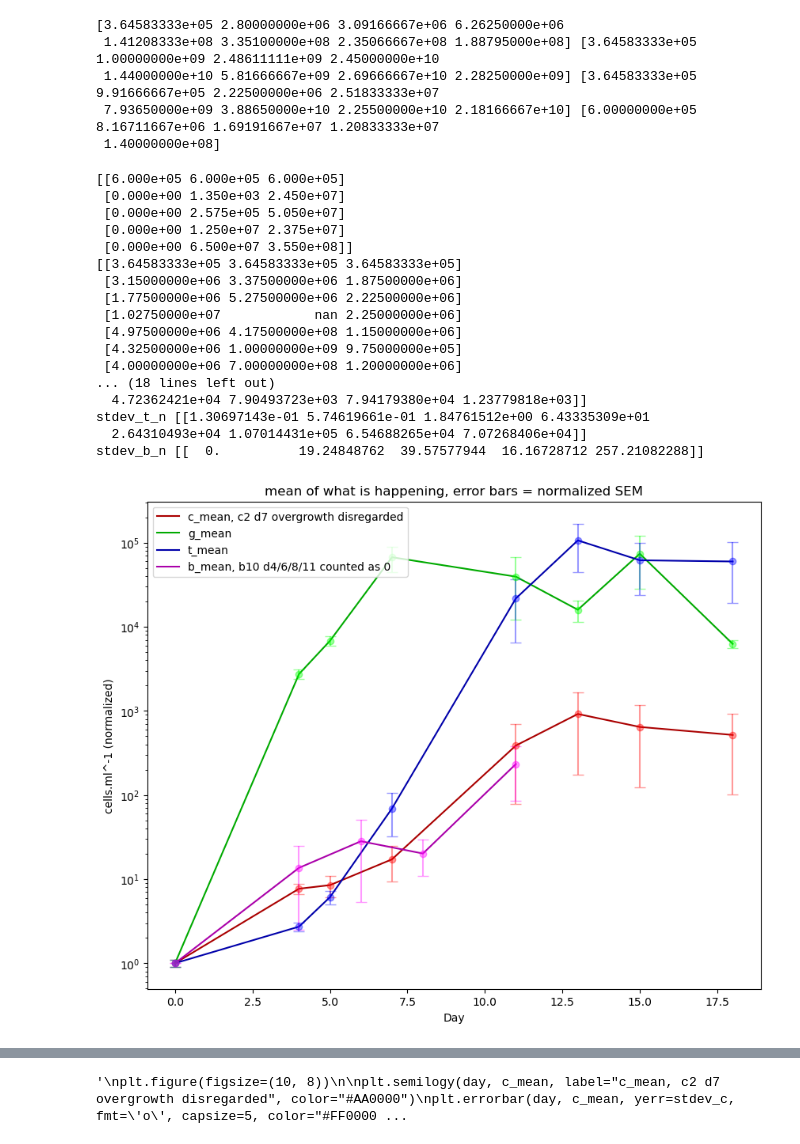
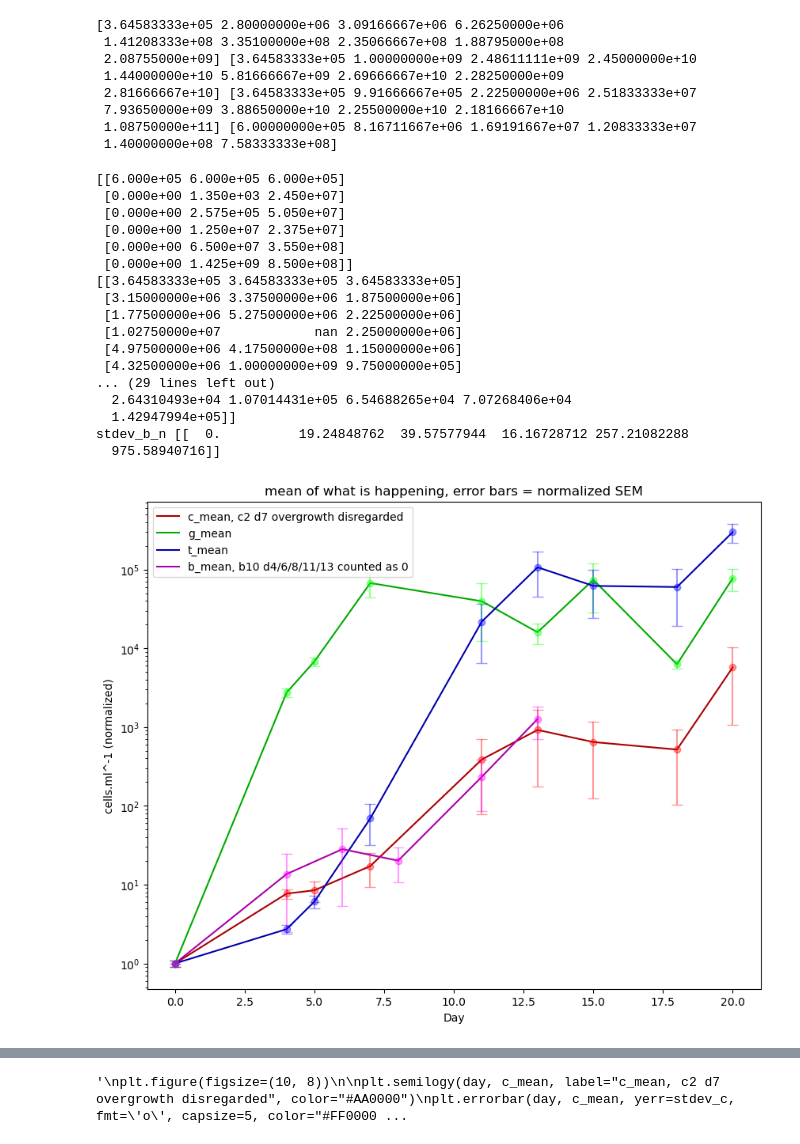
Before and after one commit to lucca-cas/tholinlab, a Jupyter notebook: tholins_2.ipynb, the cells around one changed output, grey strips where cells are left out. Cells and saved outputs as stored; diff of their text form; code cells hidden in the pictures.

```diff
--- a/tholins_2.ipynb
+++ b/tholins_2.ipynb
@@ -36,7 +36,7 @@ b12 = np.array([6.0E5, 2.45E7, 5.05E7, 2.375E7, 3.55E8]) #mod
 b12n = b12/6.0E5
 # %%
-day = np.array([0, 4, 5, 7, 11, 13, 15, 18]) #mod
-day_b = np.array([0, 4, 6, 8, 11]) #mod
+day = np.array([0, 4, 5, 7, 11, 13, 15, 18, 20]) #mod
+day_b = np.array([0, 4, 6, 8, 11, 13]) #mod
 
 plt.figure(figsize=(10, 8))
 plt.semilogy(day, c1n, label="c1", color="#FF0000")
@@ -48,7 +48,7 @@ plt.semilogy(day, g6n, label="g6", color="#006600")
 plt.semilogy(day, t7n, label="t7", color="#0000FF")
 plt.semilogy(day, t8n, label="t8", color="#0000AA")
 plt.semilogy(day, t9n, label="t9", color="#000066")
-plt.semilogy(day_b, b10n, label="b10, d4/6/8/11 = 0", color="#FF00FF") #mod (label)
+plt.semilogy(day_b, b10n, label="b10, d4/6/8/11/13 = 0", color="#FF00FF") #mod (label)
 plt.semilogy(0, b10n[0], 'o', color="#FF00FF")
 plt.semilogy(day_b, b11n, label="b11", color="#AA00AA")
 plt.semilogy(day_b, b12n, label="b12", color="#660066")
@@ -112,6 +112,7 @@ b_mean[1] = (0+b11[1]+b12[1])/3
 b_mean[2] = (0+b11[2]+b12[2])/3
 b_mean[3] = (0+b11[3]+b12[3])/3
 b_mean[4] = (0+b11[4]+b12[4])/3
+b_mean[5] = (0+b11[5]+b12[5])/3
 #mod (if new b10 is still 0)
 b_mean_n = b_mean/6.0E5
 b_mean_adj = mean_of_arrays_adj(b11,b12)
@@ -120,10 +121,13 @@ b_mean_n_adj = b_mean_adj/6.0E5
 print(c_mean, g_mean, t_mean, b_mean)
 # %% [output]
 [3.64583333e+05 2.80000000e+06 3.09166667e+06 6.26250000e+06
- 1.41208333e+08 3.35100000e+08 2.35066667e+08 1.88795000e+08] [3.64583333e+05 1.00000000e+09 2.48611111e+09 2.45000000e+10
- 1.44000000e+10 5.81666667e+09 2.69666667e+10 2.28250000e+09] [3.64583333e+05 9.91666667e+05 2.22500000e+06 2.51833333e+07
- 7.93650000e+09 3.88650000e+10 2.25500000e+10 2.18166667e+10] [6.00000000e+05 8.16711667e+06 1.69191667e+07 1.20833333e+07
- 1.40000000e+08]
+ 1.41208333e+08 3.35100000e+08 2.35066667e+08 1.88795000e+08
+ 2.08755000e+09] [3.64583333e+05 1.00000000e+09 2.48611111e+09 2.45000000e+10
+ 1.44000000e+10 5.81666667e+09 2.69666667e+10 2.28250000e+09
+ 2.81666667e+10] [3.64583333e+05 9.91666667e+05 2.22500000e+06 2.51833333e+07
+ 7.93650000e+09 3.88650000e+10 2.25500000e+10 2.18166667e+10
+ 1.08750000e+11] [6.00000000e+05 8.16711667e+06 1.69191667e+07 1.20833333e+07
+ 1.40000000e+08 7.58333333e+08]
 # %%
 import statistics
 
@@ -137,6 +141,7 @@ b_matrix[1][0] = 0
 b_matrix[2][0] = 0
 b_matrix[3][0] = 0
 b_matrix[4][0] = 0
+b_matrix[5][0] = 0
 #mod (if new b10=0)
 b_matrix_adj = np.column_stack((b11,b12))
 print(b_matrix)
@@ -156,7 +161,7 @@ print(day0_b_stdev)
 
 
 #for i in len(c1):
-stdev_c = np.column_stack((np.std(c_matrix[0]), np.std(c_matrix[1]), np.std(c_matrix[2]), np.std(c_matrix[3]), np.std(c_matrix[4]), np.std(c_matrix[5]), np.std(c_matrix[6]), np.std(c_matrix[7]))) #mod
+stdev_c = np.column_stack((np.std(c_matrix[0]), np.std(c_matrix[1]), np.std(c_matrix[2]), np.std(c_matrix[3]), np.std(c_matrix[4]), np.std(c_matrix[5]), np.std(c_matrix[6]), np.std(c_matrix[7]), np.std(c_matrix[8]))) #mod
 stdev_c[0][0] = day0_stdev
 stdev_c[0][3] = np.std([c_matrix[3][0], c_matrix[3][2]])
 stdev_c_n = stdev_c/3.645833333E5
@@ -165,7 +170,7 @@ sem_c[0][0] = day_0_sem
 sem_c[0][3] = (sem_c[0][3]*(3**0.5))/(2**0.5)
 sem_c_n = sem_c/3.645833333E5
 
-stdev_c_adj = np.column_stack((np.std(c_matrix_adj[0]), np.std(c_matrix_adj[1]), np.std(c_matrix_adj[2]), np.std(c_matrix_adj[3]), np.std(c_matrix_adj[4]), np.std(c_matrix_adj[5]), np.std(c_matrix_adj[6]), np.std(c_matrix_adj[7]))) #mod
+stdev_c_adj = np.column_stack((np.std(c_matrix_adj[0]), np.std(c_matrix_adj[1]), np.std(c_matrix_adj[2]), np.std(c_matrix_adj[3]), np.std(c_matrix_adj[4]), np.std(c_matrix_adj[5]), np.std(c_matrix_adj[6]), np.std(c_matrix_adj[7]), np.std(c_matrix_adj[8]))) #mod
 stdev_c_adj[0][0] = day0_stdev
 stdev_c_n_adj = stdev_c_adj/3.645833333E5
 sem_c_adj = stdev_c_adj/(3**0.5)
@@ -177,7 +182,7 @@ print("stdev_c_n", stdev_c_n)
 print("stdev_c_n/(3**0.5)", stdev_c_n/(3**0.5))
 print("sem_c_n", sem_c_n)
 
-stdev_g = np.column_stack((np.std(g_matrix[0]), np.std(g_matrix[1]), np.std(g_matrix[2]), np.std(g_matrix[3]), np.std(g_matrix[4]), np.std(g_matrix[5]), np.std(g_matrix[6]), np.std(g_matrix[7]))) #mod
+stdev_g = np.column_stack((np.std(g_matrix[0]), np.std(g_matrix[1]), np.std(g_matrix[2]), np.std(g_matrix[3]), np.std(g_matrix[4]), np.std(g_matrix[5]), np.std(g_matrix[6]), np.std(g_matrix[7]), np.std(g_matrix[8]))) #mod
 stdev_g[0][0] = day0_stdev
 stdev_g_n = stdev_g/3.645833333E5
 sem_g = stdev_g/(3**0.5)
@@ -185,7 +190,7 @@ sem_g[0][0] = day_0_sem
 sem_g_n = sem_g/3.645833333E5
 print("stdev_g",stdev_g)
 
-stdev_t = np.column_stack((np.std(t_matrix[0]), np.std(t_matrix[1]), np.std(t_matrix[2]), np.std(t_matrix[3]), np.std(t_matrix[4]), np.std(t_matrix[5]), np.std(t_matrix[6]), np.std(t_matrix[7]))) #mod
+stdev_t = np.column_stack((np.std(t_matrix[0]), np.std(t_matrix[1]), np.std(t_matrix[2]), np.std(t_matrix[3]), np.std(t_matrix[4]), np.std(t_matrix[5]), np.std(t_matrix[6]), np.std(t_matrix[7]), np.std(t_matrix[8]))) #mod
 stdev_t[0][0] = day0_stdev
 stdev_t_n = stdev_t/3.645833333E5
 sem_t = stdev_t/(3**0.5)
@@ -193,7 +198,7 @@ sem_t[0][0] = day_0_sem
 sem_t_n = sem_t/3.645833333E5
 print("stdev_t",stdev_t)
 
-stdev_b = np.column_stack((np.std(b_matrix[0]), np.std(b_matrix[1]), np.std(b_matrix[2]), np.std(b_matrix[3]), np.std(b_matrix[4]))) #mod
+stdev_b = np.column_stack((np.std(b_matrix[0]), np.std(b_matrix[1]), np.std(b_matrix[2]), np.std(b_matrix[3]), np.std(b_matrix[4]), np.std(b_matrix[5]))) #mod
 stdev_b[0][0] = day0_b_stdev
 stdev_b_n = stdev_b/6.0E5
 sem_b = stdev_b/(3**0.5)
@@ -201,7 +206,7 @@ sem_b[0][0] = day_0_b_sem
 sem_b_n = sem_b/6.0E5
 print("stdev_b",stdev_b)
 
-stdev_b_adj = np.column_stack((np.std(b_matrix_adj[0]), np.std(b_matrix_adj[1]), np.std(b_matrix_adj[2]), np.std(b_matrix_adj[3]), np.std(b_matrix_adj[4]))) #mod
+stdev_b_adj = np.column_stack((np.std(b_matrix_adj[0]), np.std(b_matrix_adj[1]), np.std(b_matrix_adj[2]), np.std(b_matrix_adj[3]), np.std(b_matrix_adj[4]), np.std(b_matrix_adj[5]))) #mod
 stdev_b_adj[0][0] = day0_b_stdev
 stdev_b_n_adj = stdev_b_adj/6.0E5
 sem_b_adj = stdev_b_adj/(2**0.5)
@@ -217,43 +222,43 @@ print("stdev_b_n", stdev_b_n)
  [0.000e+00 1.350e+03 2.450e+07]
  [0.000e+00 2.575e+05 5.050e+07]
  [0.000e+00 1.250e+07 2.375e+07]
- [0.000e+00 6.500e+07 3.550e+08]]
+ [0.000e+00 6.500e+07 3.550e+08]
+ [0.000e+00 1.425e+09 8.500e+08]]
 [[3.64583333e+05 3.64583333e+05 3.64583333e+05]
  [3.15000000e+06 3.37500000e+06 1.87500000e+06]
  [1.77500000e+06 5.27500000e+06 2.22500000e+06]
  [1.02750000e+07            nan 2.25000000e+06]
  [4.97500000e+06 4.17500000e+08 1.15000000e+06]
  [4.32500000e+06 1.00000000e+09 9.75000000e+05]
- [4.00000000e+06 7.00000000e+08 1.20000000e+06]
-... (18 lines left out)
-  4.72362421e+04 7.90493723e+03 7.94179380e+04 1.23779818e+03]]
-stdev_t_n [[1.30697143e-01 5.74619661e-01 1.84761512e+00 6.43335309e+01
-  2.64310493e+04 1.07014431e+05 6.54688265e+04 7.07268406e+04]]
-stdev_b_n [[  0.          19.24848762  39.57577944  16.16728712 257.21082288]]
+... (29 lines left out)
+  2.64310493e+04 1.07014431e+05 6.54688265e+04 7.07268406e+04
+  1.42947994e+05]]
+stdev_b_n [[  0.          19.24848762  39.57577944  16.16728712 257.21082288
+  975.58940716]]
 # %%
 
 plt.figure(figsize=(10, 8))
 
 plt.semilogy(day, c_mean_n, label="c_mean, c2 d7 overgrowth disregarded", color="#AA0000")
 plt.errorbar(day, c_mean_n, yerr=sem_c_n, fmt='o', capsize=5, color="#FF0000", alpha=0.4)
 
 plt.semilogy(day, g_mean_n, label="g_mean", color="#00AA00")
 plt.errorbar(day, g_mean_n, yerr=sem_g_n, fmt='o', capsize=5, color="#00FF00", alpha=0.4)
 
 plt.semilogy(day, t_mean_n, label="t_mean", color="#0000AA")
 plt.errorbar(day, t_mean_n, yerr=sem_t_n, fmt='o', capsize=5, color="#0000FF", alpha=0.4)
 
-plt.semilogy(day_b, b_mean_n, label="b_mean, b10 d4/6/8/11 counted as 0", color="#AA00AA") #mod (label)
+plt.semilogy(day_b, b_mean_n, label="b_mean, b10 d4/6/8/11/13 counted as 0", color="#AA00AA") #mod (label)
 plt.errorbar(day_b, b_mean_n, yerr=sem_b_n, fmt='o', capsize=5, color="#FF00FF", alpha=0.4)
 
 
 plt.xlabel("Day")
 plt.ylabel("cells.ml^-1 (normalized)")
 plt.title("mean of what is happening, error bars = normalized SEM")
 plt.legend(loc='upper left')
 plt.show()
 # %% [output]
-[figure, old version]
+[figure, new version]
 # %%
 print(c_mean_n_adj)
 print(b_mean_n_adj)
```
Also changed, not shown: parts of 4 cells of this notebook.
